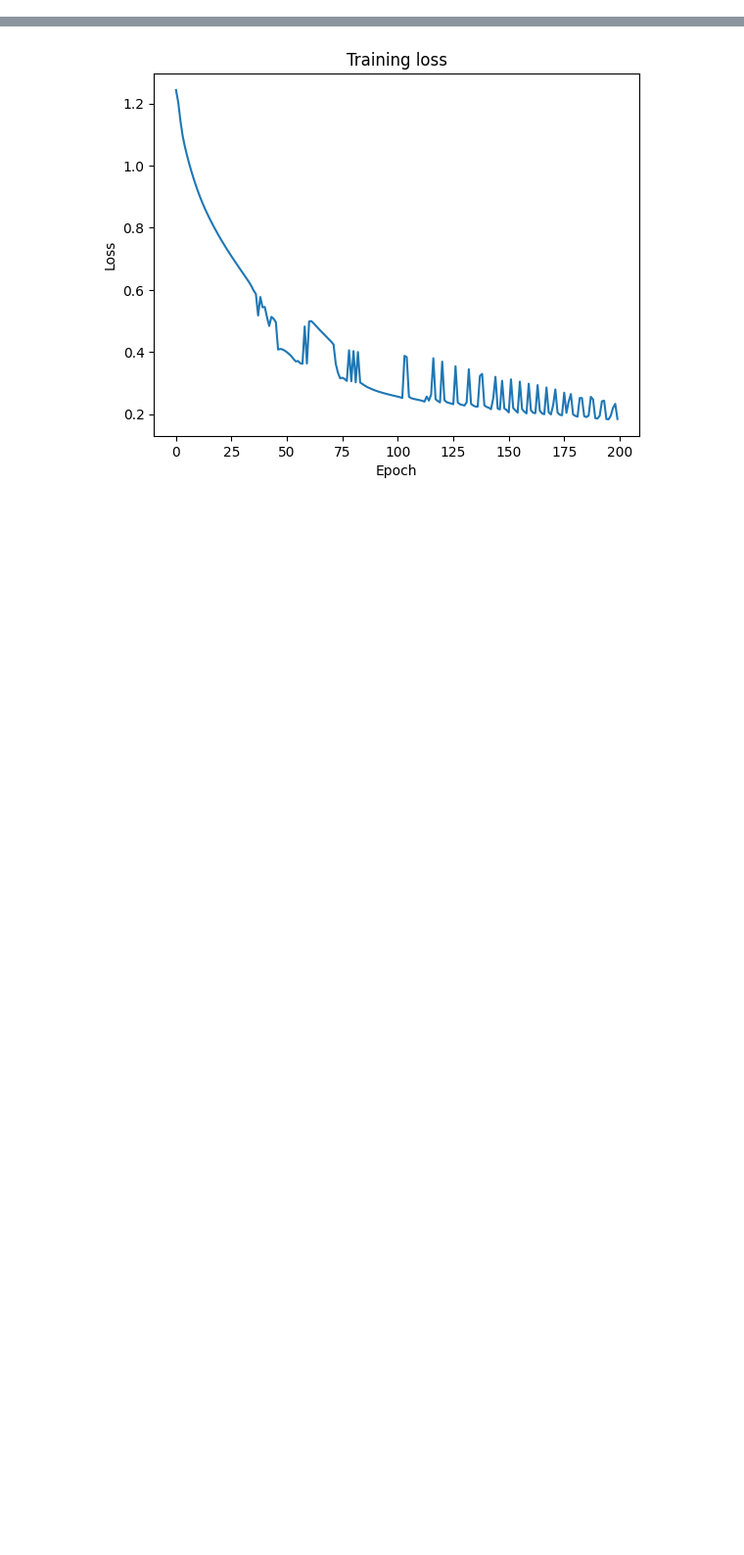
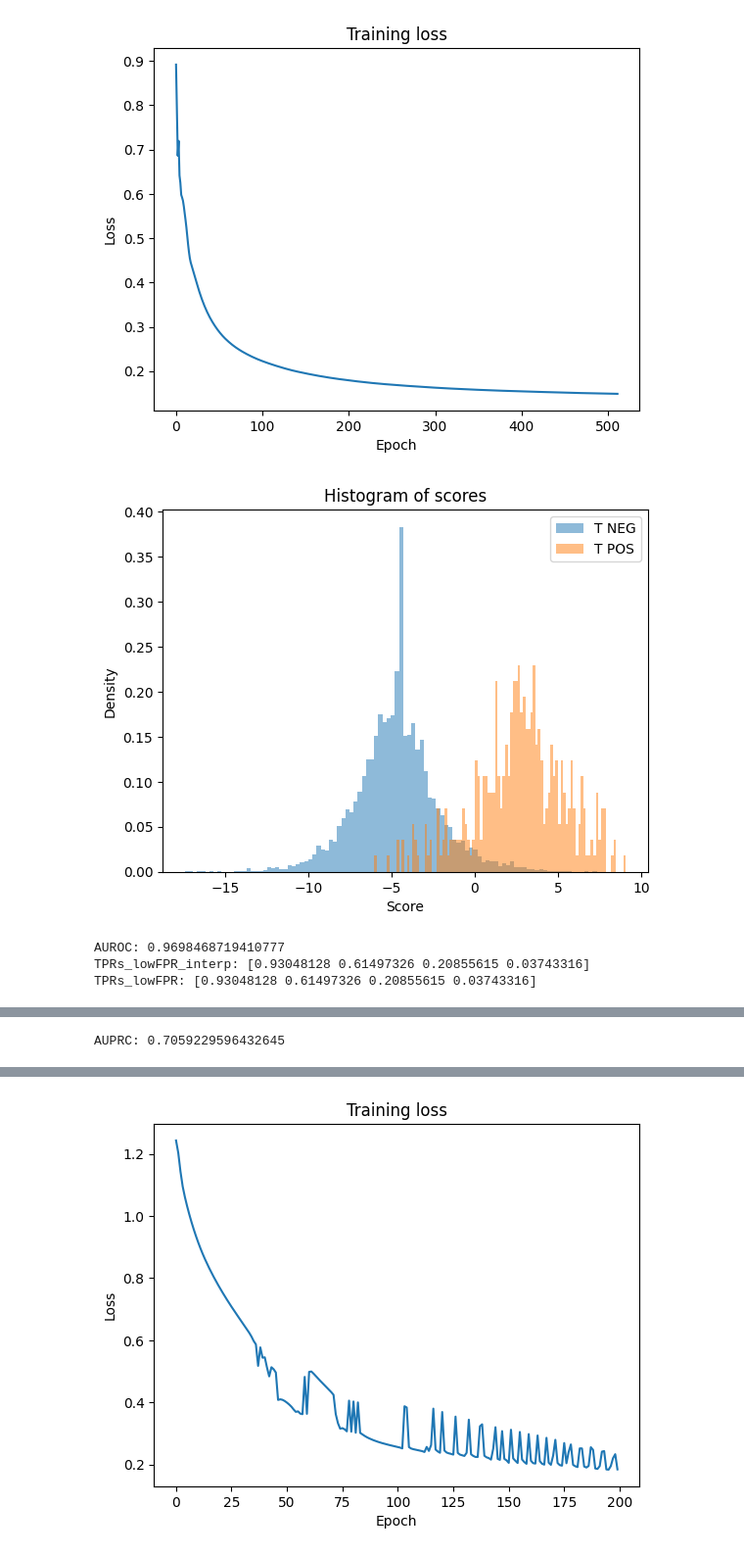
Before and after one commit to WhoTHU/detection_logits, a Jupyter notebook: visualizer.ipynb, the cells around one changed output, grey strips where cells are left out. Shown at 98% size. Drawn from its saved outputs; the diff is of its cells as text; code cells hidden in the pictures; blank space fills up the shorter version.

```diff
--- a/visualizer.ipynb
+++ b/visualizer.ipynb
@@ -74,0 +176,8 @@ def inspect_output_at(data_dir):
+# %%
+inspect_output_at('cache/flan-t5-xl/E512_B32_LR5.0e-04_L1R5.0e-04_TRN10000_TEST10000')
+# %% [output]
+[figure, added]
+[figure, added]
+AUROC: 0.9698468719410777
+TPRs_lowFPR_interp: [0.93048128 0.61497326 0.20855615 0.03743316]
+TPRs_lowFPR: [0.93048128 0.61497326 0.20855615 0.03743316]
@@ -74,0 +185 @@ def inspect_output_at(data_dir):
+AUPRC: 0.7059229596432645
```
Also changed, not shown: parts of 11 cells of this notebook, 3 other files.
